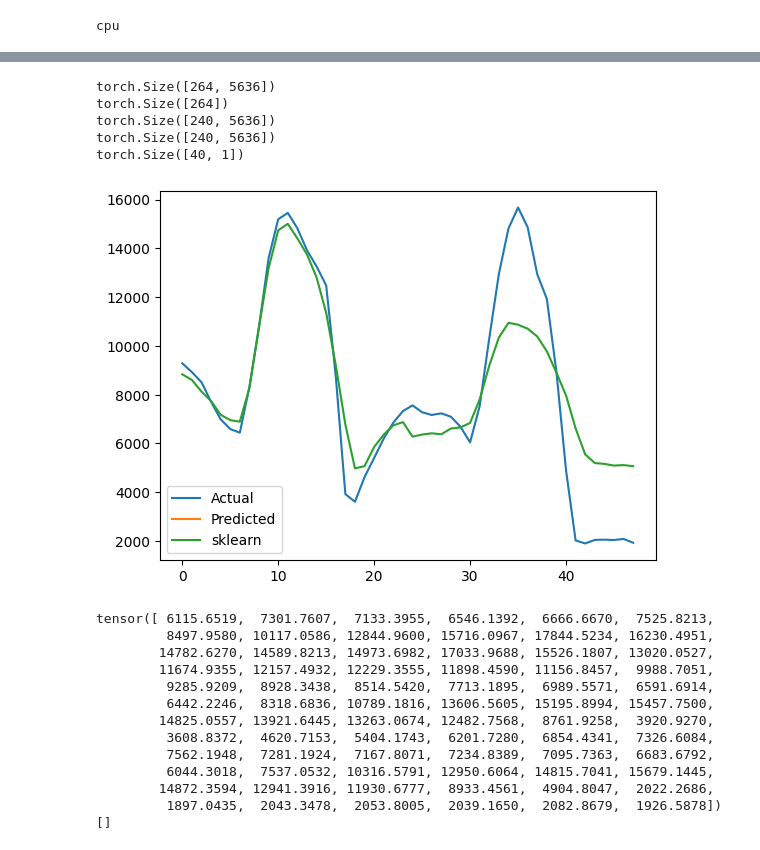
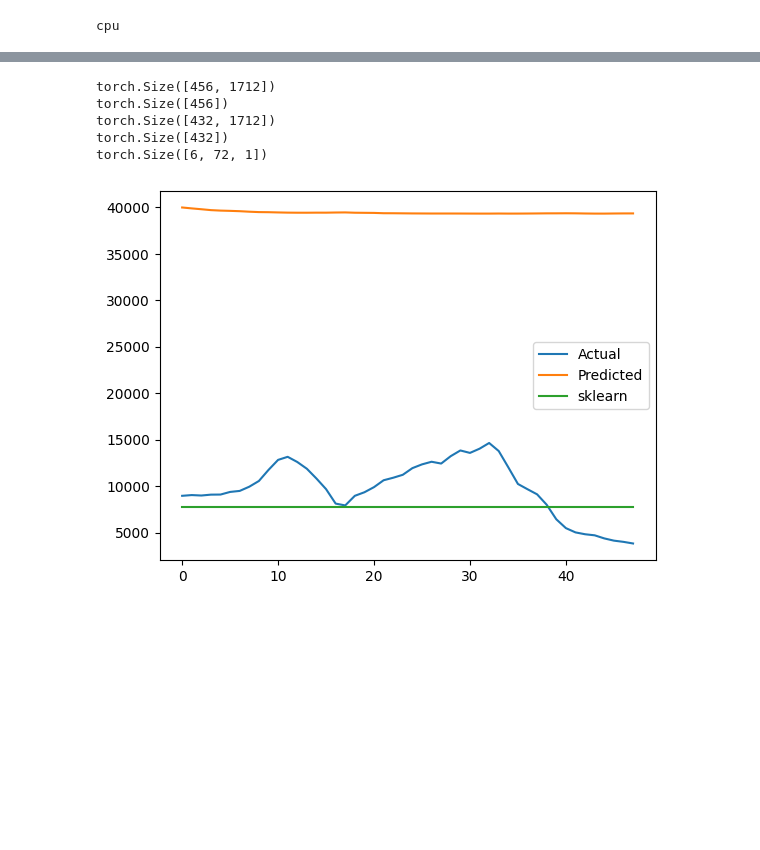
Before and after one commit to Sy-Sang/finance_utils, a Jupyter notebook: electrical2/spot/probabilistic/forecast/notebook/vtnb3.ipynb, the cells around one changed output, grey strips where cells are left out. Drawn from its saved outputs; the diff is of its cells as text; code cells hidden in the pictures; blank space fills up the shorter version.

```diff
--- a/electrical2/spot/probabilistic/forecast/notebook/vtnb3.ipynb
+++ b/electrical2/spot/probabilistic/forecast/notebook/vtnb3.ipynb
@@ -135,14 +145,16 @@ for i in range(6, 20):
 # %%
 input_size = x.shape[1]
-d_model = 256
+d_model = 128
 dim_feedforward = 1024
 nhead = 4
 output_size = 1
-num_layers = 2
-batch_size = fore_days * 4
-# batch_size = 6
+# num_layers = 4
+num_layers = 8
+# batch_size = fore_days * 4
+batch_size = (fore_days - 1) * 4
+# batch_size = 3
 lr = 1e-3
-use_y_tgt = True
+use_y_tgt = False
 
 model = VanillaTransformerEncoder(
     input_size=input_size,
@@ -162,14 +174,14 @@ model = VanillaTransformerEncoder(
 #     d_model=d_model,
 #     nhead=nhead,
 #     dim_feedforward=dim_feedforward,
-#     dropout=0.0
+#     dropout=0.5
 # )
 print(model.cuda_device)
 # %% [output]
 cpu
 # %%
-trained_model = vanilla_transformer_trainer2(model, x, y, batch_size, 100, lr=lr, loser=nn.MSELoss, shuffle=True)
-# trained_model = vanilla_transformer_trainer2(model, x, y, batch_size, 50, lr=lr, L2=1e-4, loser=nn.L1Loss, shuffle=True, use_y_tgt=use_y_tgt)
+trained_model = vanilla_transformer_trainer2(model, x, y, batch_size, 100, lr=lr, loser=nn.L1Loss, shuffle=True)
+# trained_model = vanilla_transformer_trainer2(model, x, y, batch_size, 100, lr=lr, L2=1e-5, loser=nn.L1Loss, shuffle=True, use_y_tgt=use_y_tgt)
 # %%
 # p_train = vanilla_transformer_tester(trained_model, x, batch_size,use_y_tgt=use_y_tgt, train_y_tensor=y)
 p_train = vanilla_transformer_tester(trained_model, x, batch_size)
@@ -189,60 +201,54 @@ plt.show()
 # %%
 # his_days = fore_days - 1
 print(x_hat.shape)
 print(y_hat.shape)
-his_days = fore_days - 2
-test_st_days = 1
-x_hat_s = x_hat[(test_st_days * 24):]
-y_hat_s = y_hat[(test_st_days * 24):]
+# his_days = fore_days - 2
+# test_st_days = 1
+# x_hat_s = x_hat[(test_st_days * 24):]
+# y_hat_s = y_hat[(test_st_days * 24):]
+#
+# hat_days= len(x_hat) / 24
+x_hat_s = x_hat[24:24+len(x)]
+y_hat_s = y_hat[24:24+len(x)]
+
 print(x_hat_s.shape)
-print(x_hat_s.shape)
+print(y_hat_s.shape)
 
 
 rfr = SVR()
 rfr.fit(x.reshape(-1,input_size).numpy(),y.reshape(-1).numpy())
 rfr_p = rfr.predict(x_hat_s.reshape(-1, input_size).numpy())
 
-# p_test = vanilla_transformer_tester(trained_model, x_hat_s, batch_size)
-# p_test = vanilla_transformer_tester(trained_model, x_hat_s, batch_size, True, y)
 p_test = vanilla_transformer_tester(trained_model, x_hat_s, batch_size)
+# p_test = vanilla_transformer_tester(trained_model, x_hat_s, batch_size, use_y_tgt=use_y_tgt, train_y_tensor=y)
+
 print(p_test.shape)
 # for b in range(batch_size):
 #     p_b = p_test.cpu()[:,b]
 #     re_normed_p_b = y_norml_method.invert(p_b, yp)
 #     plt.plot(y_hat.reshape(-1,batch_size,1)[:,b], label='Actual')
 #     plt.plot(re_normed_p_b, label='Predicted')
 #     plt.legend()
 #     plt.show()
 
+show_days = 2
 
-re_normed_p_test =  y_norml_method.invert(p_test.cpu().view(-1), yp)[his_days*24:]
-re_normed_sklearn = y_norml_method.invert(rfr_p, yp)[his_days*24:]
-plt.plot(y_hat_s.reshape(-1)[his_days*24:], label='Actual')
+
+re_normed_p_test =  y_norml_method.invert(p_test.cpu().view(-1), yp)[len(y_hat_s) - 24 * show_days:]
+re_normed_sklearn = y_norml_method.invert(rfr_p, yp)[len(y_hat_s) - 24 * show_days:]
+plt.plot(y_hat_s.reshape(-1)[len(y_hat_s) - 24 * show_days:], label='Actual')
 plt.plot(re_normed_p_test, label='Predicted')
 plt.plot(re_normed_sklearn, label='sklearn')
 # plt.plot(p[:,1], label='Predicted')
 plt.legend()
 plt.show()
-
-print(y_hat.reshape(-1)[his_days*24:])
-print(re_normed_p_test)
+#
+# print(y_hat.reshape(-1)[his_days*24:])
+# print(re_normed_p_test)
 # %% [output]
-torch.Size([264, 5636])
-torch.Size([264])
-torch.Size([240, 5636])
-torch.Size([240, 5636])
-torch.Size([40, 1])
+torch.Size([456, 1712])
+torch.Size([456])
+torch.Size([432, 1712])
+torch.Size([432])
+torch.Size([6, 72, 1])
-[figure, old version]
+[figure, new version]
-tensor([ 6115.6519,  7301.7607,  7133.3955,  6546.1392,  6666.6670,  7525.8213,
-         8497.9580, 10117.0586, 12844.9600, 15716.0967, 17844.5234, 16230.4951,
-        14782.6270, 14589.8213, 14973.6982, 17033.9688, 15526.1807, 13020.0527,
-        11674.9355, 12157.4932, 12229.3555, 11898.4590, 11156.8457,  9988.7051,
-         9285.9209,  8928.3438,  8514.5420,  7713.1895,  6989.5571,  6591.6914,
-         6442.2246,  8318.6836, 10789.1816, 13606.5605, 15195.8994, 15457.7500,
-        14825.0557, 13921.6445, 13263.0674, 12482.7568,  8761.9258,  3920.9270,
-         3608.8372,  4620.7153,  5404.1743,  6201.7280,  6854.4341,  7326.6084,
-         7562.1948,  7281.1924,  7167.8071,  7234.8389,  7095.7363,  6683.6792,
-         6044.3018,  7537.0532, 10316.5791, 12950.6064, 14815.7041, 15679.1445,
-        14872.3594, 12941.3916, 11930.6777,  8933.4561,  4904.8047,  2022.2686,
-         1897.0435,  2043.3478,  2053.8005,  2039.1650,  2082.8679,  1926.5878])
-[]
```
Also changed, not shown: parts of 7 cells of this notebook, 3 other files.
